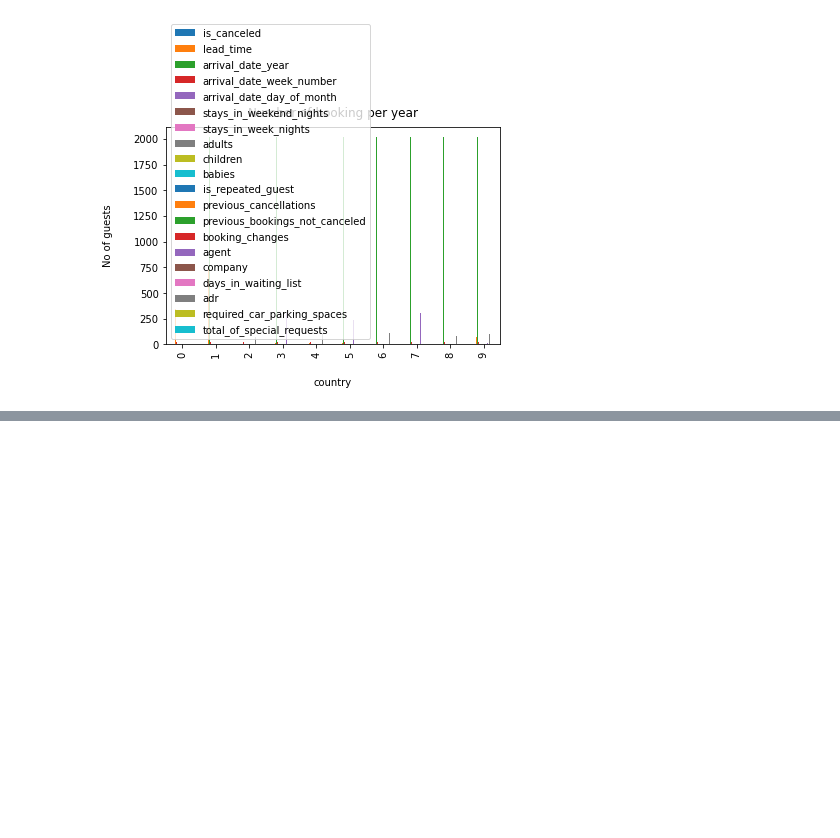
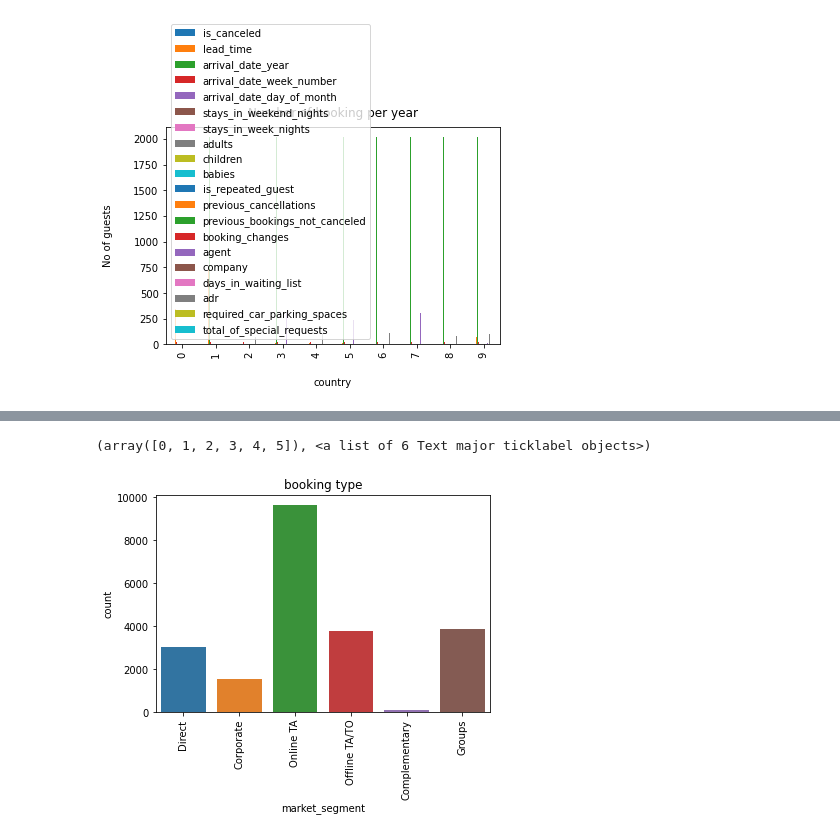
Before and after one commit to Tarungeed/capstone-project-1-, a Jupyter notebook: capstone_project_1.ipynb, the cells around one changed output, grey strips where cells are left out. Saved outputs shown, nothing was run; the diff lists cells and outputs as text; code cells hidden in the pictures; blank space fills up the shorter version.

```diff
--- a/capstone_project_1.ipynb
+++ b/capstone_project_1.ipynb
@@ -199,0 +274,6 @@ plt.title("Number of booking per year", y=1.02);
+# %%
+sns.countplot (x= 'market_segment', data= df).set_title ('booking type')
+plt.xticks(rotation = 90)
+# %% [output]
+(array([0, 1, 2, 3, 4, 5]), <a list of 6 Text major ticklabel objects>)
+[figure, added]
```
Also changed, not shown: parts of 11 cells of this notebook.
